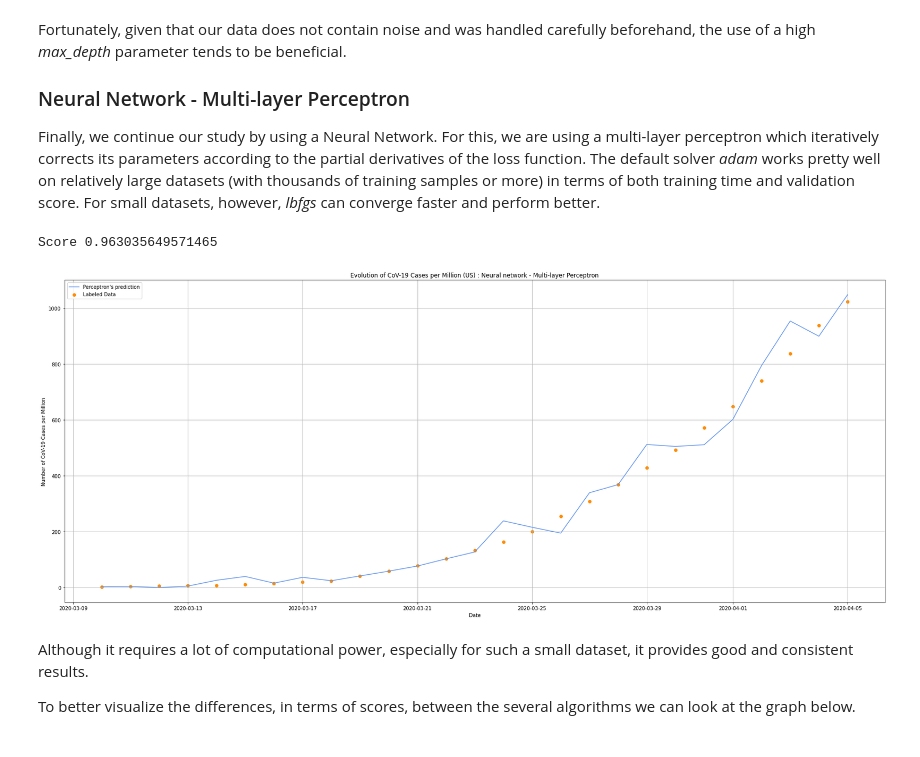
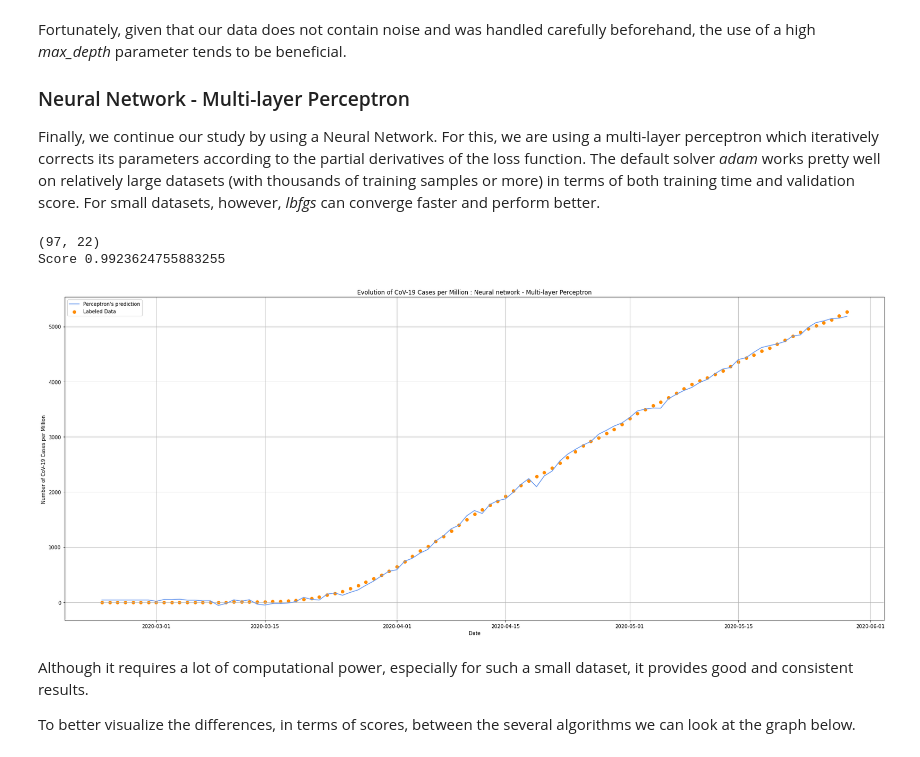
Before and after one commit to diogoalex01/FEUP-IART, a Jupyter notebook: SupervisedLearning/COVID-19.ipynb, the cells around one changed output. Saved outputs shown, nothing was run; the diff lists cells and outputs as text; code cells hidden in the pictures.

```diff
--- a/SupervisedLearning/COVID-19.ipynb
+++ b/SupervisedLearning/COVID-19.ipynb
@@ -72,12 +72,12 @@ data = pd.read_csv('Global_Mobility_Report.csv')
 # %% [markdown]
 After reading the input file, we proceed to select and analyze its data. Since we will predict the number of cases of CoV-19 and these might depend on country-specific factors, it may be relevant to focus on a specific region in order to effectively and impartially compare the performance of the algorithms. Being one of the most affected countries in the world, the US seemed like a good candidate for this research.
 # %%
-country = 'US'
-data = data.loc[(data.country == country)]
+# country = 'US'
+# data = data.loc[(data.country == country)]
 data = data.reset_index(drop=True)
 # If we were taking the country column into account,
 # it would intersting to take care of the Dummy Variable Trap.
 # Alternatively, we chose to eliminate these columns completely.
+print(data.head(100))
 data = data.drop(columns = ['country','iso'])
-data
 # %% [output]
@@ -190,7 +236,7 @@ As we can see from the graph above, when the first cases of CoV-19 were register
 
 That being said, we can now define the Total Number of Cases per Million as our **target variable** and isolate it from our **independent variables**.
 # %%
-X = data.iloc[day_index:,1:9]
-Y = data.iloc[day_index:,9:]
+X = data.iloc[:,1:23]
+Y = data.iloc[:,23:]
 X
 # %% [output]
@@ -214,8 +256,8 @@ X
 # %%
 # Replaces NaN values present in the new columns by 0 (Zero Inputation)
-X['fatalities_percent_change'] = X['fatalities_percent_change'].replace(np.NaN, 0)
-X['cases_percent_change'] = X['cases_percent_change'].replace(np.NaN, 0)
-Y['cases_per_million'] = Y['cases_per_million'].replace(np.NaN, 0)
+# X['fatalities_percent_change'] = X['fatalities_percent_change'].replace(np.NaN, 0)
+# X['cases_percent_change'] = X['cases_percent_change'].replace(np.NaN, 0)
+# Y['cases_per_million'] = Y['cases_per_million'].replace(np.NaN, 0)
 
 # Fills the empty values taking mean values present in each column (Mean Inputation)
 X = X.replace("", np.NaN)
@@ -224,4 +266,4 @@ imputer = SimpleImputer(missing_values=np.NaN, strategy='mean')
 X = imputer.fit_transform(X)
 Y = imputer.fit_transform(Y)
 
-Y
+# print(Y)
@@ -406,29 +476,33 @@ Fortunately, given that our data does not contain noise and was handled carefull
 Finally, we continue our study by using a Neural Network. For this, we are using a multi-layer perceptron which iteratively corrects its parameters according to the partial derivatives of the loss function.
 The default solver *adam* works pretty well on relatively large datasets (with thousands of training samples or more) in terms of both training time and validation score. For small datasets, however, *lbfgs* can converge faster and perform better.
 # %%
-hidden_layers = 5
+hidden_layer_neurons = 100
 # Fitting/Training Neural Network (MLP) Model
-model = MLPRegressor(hidden_layers, validation_fraction = 0, solver='lbfgs').fit(X_train, Y_train)
+model = MLPRegressor(hidden_layer_neurons, validation_fraction = 0, solver='lbfgs').fit(X_train, Y_train)
 
 # Obtaining predictions from models
-NN_predict = model.predict(X)
+X_pred = X[1746:,:]
+Y_pred_label = Y[1746:,:]
+print(X_pred.shape)
+NN_predict = model.predict(X_pred)
 
 # Testing models
 NN_score = model.score(X_test, Y_test)
 print('Score', NN_score)
 
 # Visual Comparison of the predictions obtained by the NN model
 _, ax = plt.subplots(figsize=(24, 10))
 ax.grid()
-labeled = ax.scatter(date_format[day_index:], Y, color='darkorange', label='data')
-NN_plot, = ax.plot(date_format[day_index:], NN_predict, color='cornflowerblue')
+labeled = ax.scatter(date_format[0:97], Y_pred_label, color='darkorange', label='data')
+NN_plot, = ax.plot(date_format[0:97], NN_predict, color='cornflowerblue')
 ax.legend((NN_plot,labeled), ('Perceptron\'s prediction', 'Labeled Data'), loc='upper left', shadow=False)
-ax.set(xlabel="Date", ylabel='Number of CoV-19 Cases per Million', title = "Evolution of CoV-19 Cases per Million (%s) : Neural network - Multi-layer Perceptron" % (country))
+ax.set(xlabel="Date", ylabel='Number of CoV-19 Cases per Million', title = "Evolution of CoV-19 Cases per Million : Neural network - Multi-layer Perceptron")
 plt.tight_layout()
 plt.show()
 # %% [output]
-Score 0.963035649571465
+(97, 22)
+Score 0.9923624755883255
-[figure, old version]
+[figure, new version]
 # %% [markdown]
 Although it requires a lot of computational power, especially for such a small dataset, it provides good and consistent results.
 
```
Also changed, not shown: parts of 19 cells of this notebook, 1 other file.
